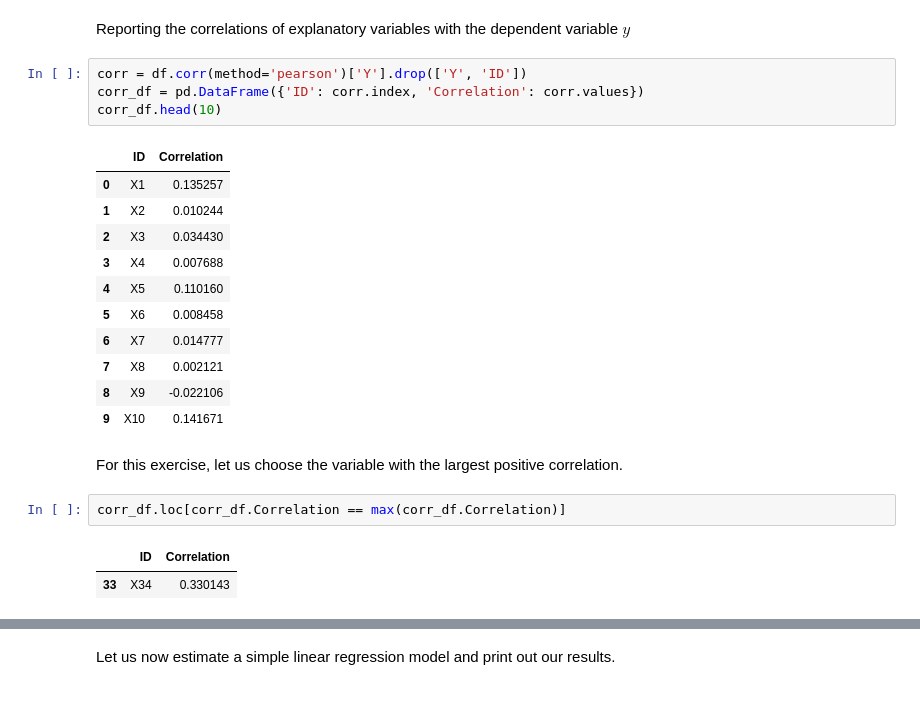
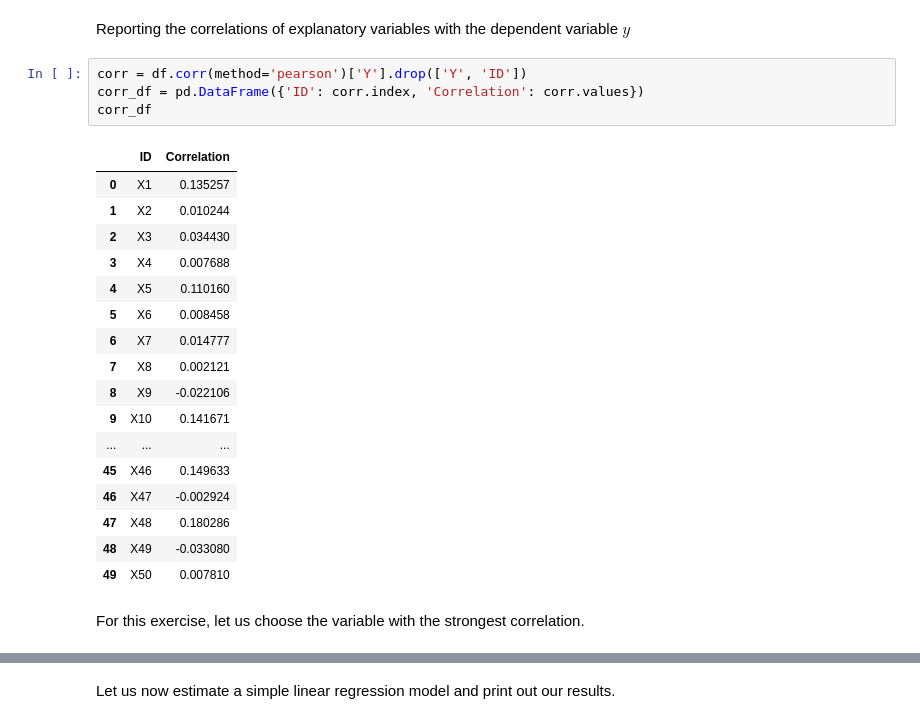
Before and after one commit to joshcpld/ada, a Jupyter notebook: Assignment 1/assignment01_bt.ipynb, the cells around one changed output, grey strips where cells are left out. Drawn from its saved outputs; the diff is of its cells as text.

```diff
--- a/Assignment 1/assignment01_bt.ipynb
+++ b/Assignment 1/assignment01_bt.ipynb
@@ -126,23 +43,24 @@ Reporting the correlations of explanatory variables with the dependent variable
 # %%
 corr = df.corr(method='pearson')['Y'].drop(['Y', 'ID'])
 corr_df = pd.DataFrame({'ID': corr.index, 'Correlation': corr.values})
-corr_df.head(10)
+corr_df
 # %% [output]
 |  | ID | Correlation |
 | 0 | X1 | 0.135257 |
 | 1 | X2 | 0.010244 |
 | 2 | X3 | 0.034430 |
 | 3 | X4 | 0.007688 |
 | 4 | X5 | 0.110160 |
 | 5 | X6 | 0.008458 |
 | 6 | X7 | 0.014777 |
 | 7 | X8 | 0.002121 |
 | 8 | X9 | -0.022106 |
 | 9 | X10 | 0.141671 |
+| ... | ... | ... |
+| 45 | X46 | 0.149633 |
+| 46 | X47 | -0.002924 |
+| 47 | X48 | 0.180286 |
+| 48 | X49 | -0.033080 |
+| 49 | X50 | 0.007810 |
 # %% [markdown]
-For this exercise, let us choose the variable with the largest positive correlation.
+For this exercise, let us choose the variable with the strongest correlation.
-# %%
-corr_df.loc[corr_df.Correlation == max(corr_df.Correlation)]
-# %% [output]
-|  | ID | Correlation |
-| 33 | X34 | 0.330143 |
```
Also changed, not shown: parts of 11 cells of this notebook.
